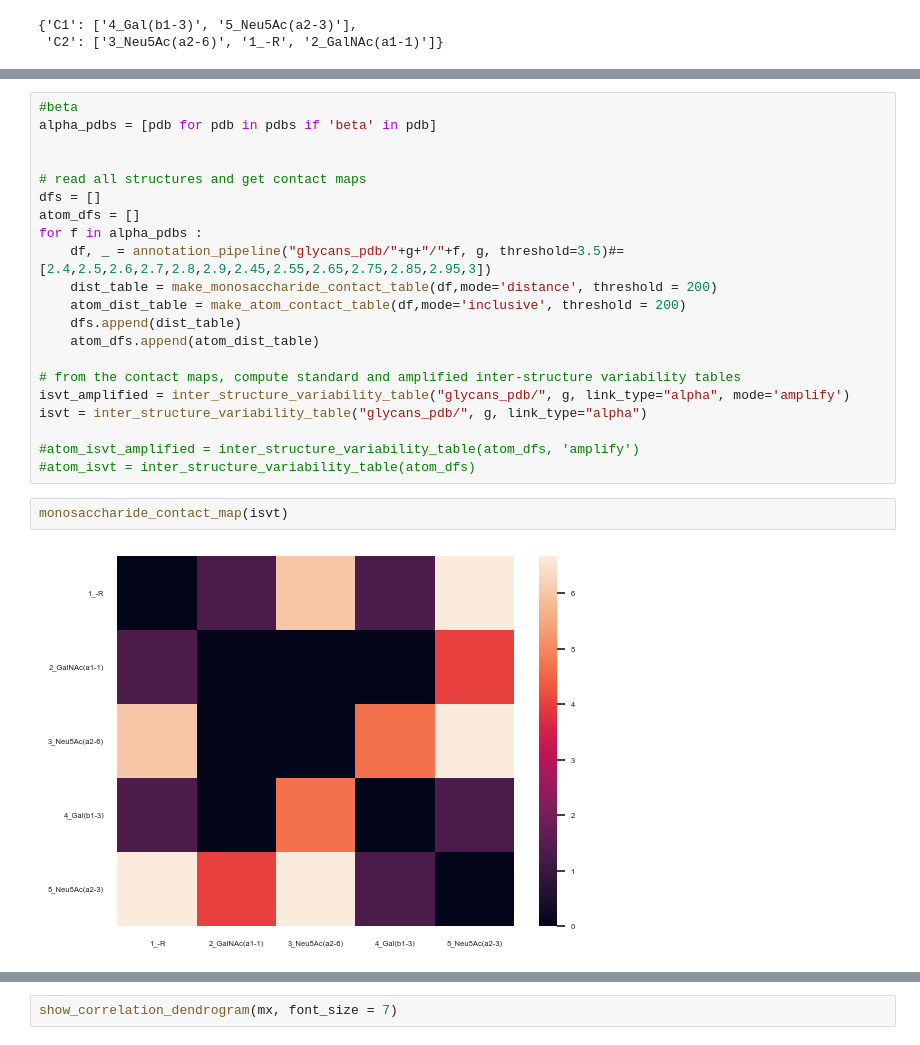
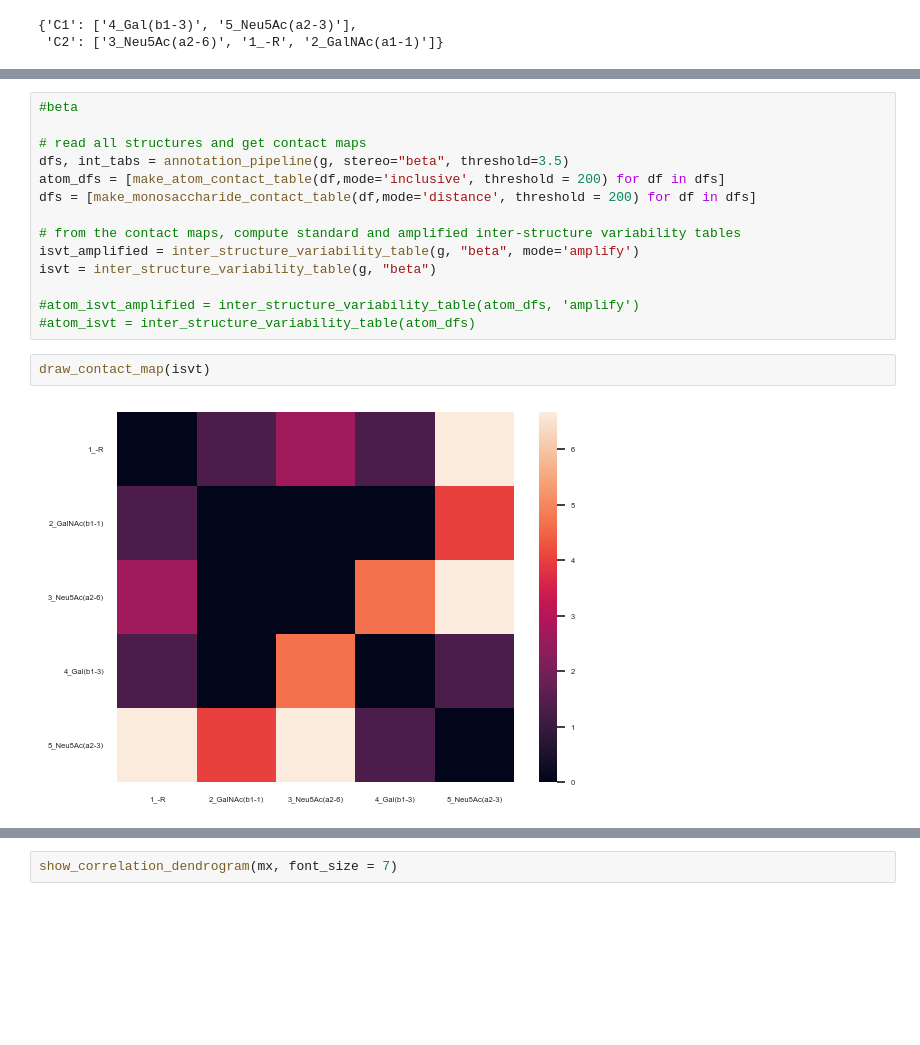
Before and after one commit to lthomes/glycontact, a Jupyter notebook: process_data.ipynb, the cells around one changed output, grey strips where cells are left out. Saved outputs shown, nothing was run; the diff lists cells and outputs as text; blank space fills up the shorter version.

```diff
--- a/process_data.ipynb
+++ b/process_data.ipynb
@@ -567,27 +485,20 @@ monosaccharide_contact_map(isft)
 [figure]
 # %%
 #beta
-alpha_pdbs = [pdb for pdb in pdbs if 'beta' in pdb]
-
 
 # read all structures and get contact maps
-dfs = []
-atom_dfs = []
-for f in alpha_pdbs :
-    df, _ = annotation_pipeline("glycans_pdb/"+g+"/"+f, g, threshold=3.5)#=[2.4,2.5,2.6,2.7,2.8,2.9,2.45,2.55,2.65,2.75,2.85,2.95,3])
-    dist_table = make_monosaccharide_contact_table(df,mode='distance', threshold = 200)
-    atom_dist_table = make_atom_contact_table(df,mode='inclusive', threshold = 200)
-    dfs.append(dist_table)
-    atom_dfs.append(atom_dist_table)
+dfs, int_tabs = annotation_pipeline(g, stereo="beta", threshold=3.5)
+atom_dfs = [make_atom_contact_table(df,mode='inclusive', threshold = 200) for df in dfs]
+dfs = [make_monosaccharide_contact_table(df,mode='distance', threshold = 200) for df in dfs]
 
 # from the contact maps, compute standard and amplified inter-structure variability tables
-isvt_amplified = inter_structure_variability_table("glycans_pdb/", g, link_type="alpha", mode='amplify')
-isvt = inter_structure_variability_table("glycans_pdb/", g, link_type="alpha")
+isvt_amplified = inter_structure_variability_table(g, "beta", mode='amplify')
+isvt = inter_structure_variability_table(g, "beta")
 
 #atom_isvt_amplified = inter_structure_variability_table(atom_dfs, 'amplify')
 #atom_isvt = inter_structure_variability_table(atom_dfs)
 # %%
-monosaccharide_contact_map(isvt)
+draw_contact_map(isvt)
 # %% [output]
-[figure, old version]
+[figure, new version]
 # %%
```
Also changed, not shown: parts of 52 cells of this notebook, 1 other file.
